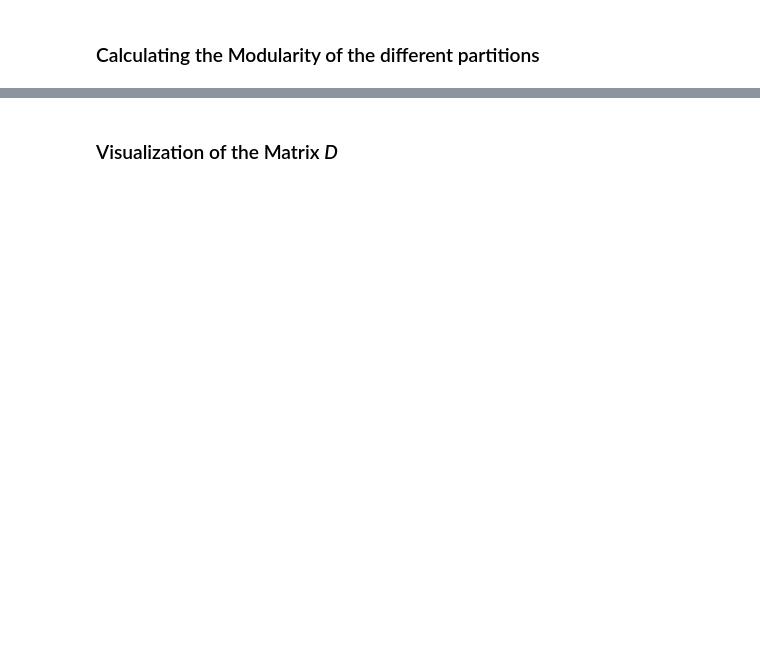
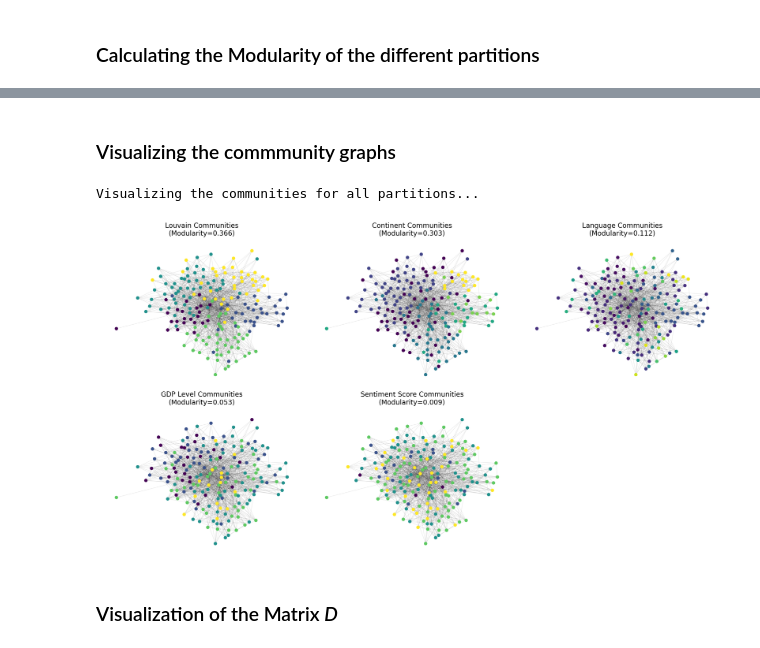
Before and after one commit to joaommata/WorldGraph, a Jupyter notebook: communities.ipynb, the cells around one changed output, grey strips where cells are left out. Cells and saved outputs as stored; diff of their text form; code cells hidden in the pictures; blank space fills up the shorter version.

```diff
--- a/communities.ipynb
+++ b/communities.ipynb
@@ -305,17 +296,2 @@ CONTINENTS = {
-# %%
-continent_communities = {}
-
-COUNTRY_TO_CONTINENT = {}
-for cont, countries in CONTINENTS.items():
-    for c in countries:
-        COUNTRY_TO_CONTINENT[c] = cont
-
-for node in G.nodes():
-    if node not in COUNTRY_TO_CONTINENT:
-        print("⚠ Country not assigned:", node)
-        continue
-
-    cont = COUNTRY_TO_CONTINENT[node]
-    continent_communities.setdefault(cont, []).append(node)
 # %% [markdown]
 # Analysing the communities
@@ -429,3 +375,44 @@ Modularity (Louvain communities): 0.3660
+# %% [markdown]
+### Visualizing the commmunity graphs
+# %%
+print("Visualizing the communities for all partitions...\n")
+
+fig, axes = plt.subplots(2, 3, figsize=(26, 14))
+axes = axes.flatten()
+pos = nx.spring_layout(G, seed=42)
+
+def partition_to_colors(G, partitions):
+    """Map each node to an integer color index based on its partition."""
+    groups = list(partitions.values())
+    return [
+        next(i for i, group in enumerate(groups) if node in group)
+        for node in G.nodes()
+    ]
+
+# Map partitions to colors
+colors_map = [
+    ("Louvain Communities",          louvain_colors := partition_to_colors(G, {i:c for i, c in enumerate(louvain_communities)}), louvain_modularity),
+    ("Continent Communities",        continent_colors := partition_to_colors(G, continent_communities), continent_modularity),
+    ("Language Communities",         language_colors := partition_to_colors(G, language_communities), language_modularity),
+    ("GDP Level Communities",        gdp_colors := partition_to_colors(G, gdp_partitions), gdp_modularity),
+    ("Sentiment Score Communities",  sentiment_colors := partition_to_colors(G, sentiment_partitions), sentiment_modularity),
+]
+
+for ax, (title, color_list, modularity) in zip(axes, colors_map):
+    ax.set_title(f"{title}\n(Modularity={modularity:.3f})", fontsize=20)
+    nx.draw_networkx_nodes(G, pos, node_size=80, node_color=color_list,
+                           cmap=plt.cm.viridis, ax=ax)
+    nx.draw_networkx_edges(G, pos, alpha=0.1, ax=ax)
+    ax.axis("off")
+
+# Hide unused 6th subplot (if only 5 plots)
+axes[-1].axis("off")
+
+plt.tight_layout()
+plt.show()
+# %% [output]
+Visualizing the communities for all partitions...
+[figure, new version]
 # %% [markdown]
 ### Visualization of the Matrix _D_
 # %%
```
Also changed, not shown: parts of 22 cells of this notebook.
